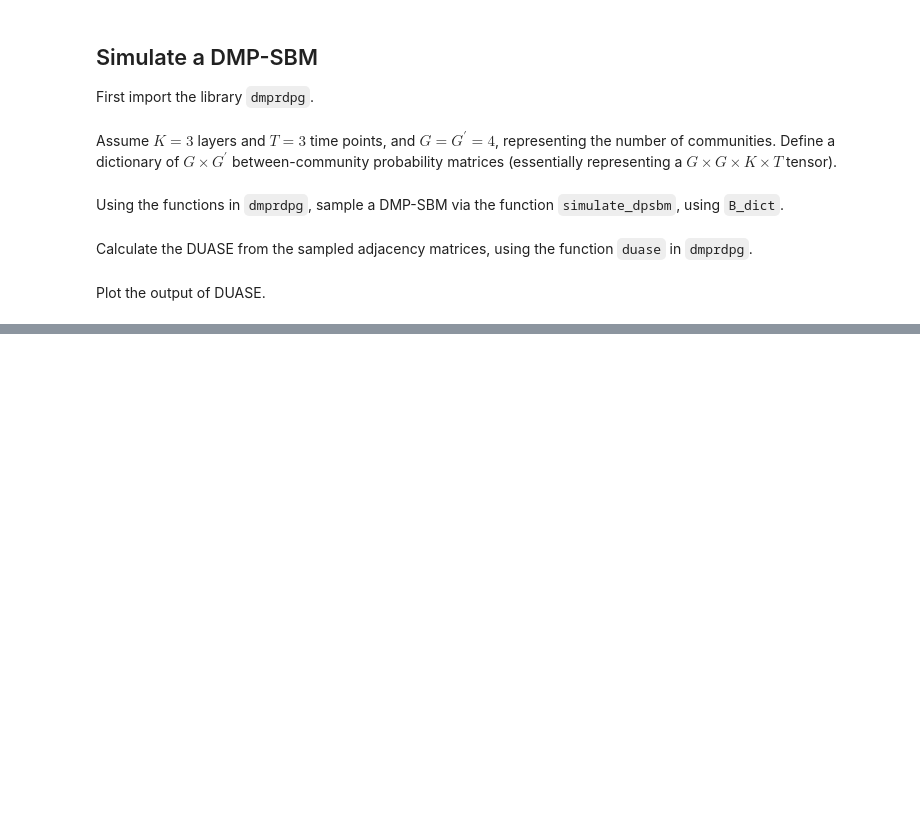
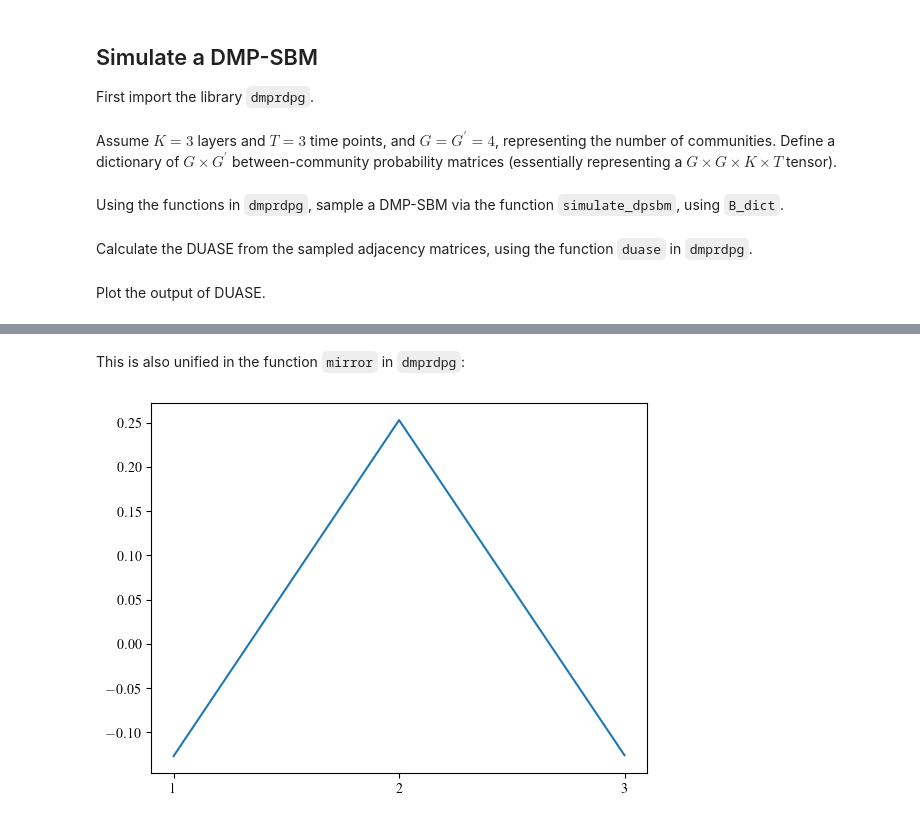
Before and after one commit to mjbaum/dmprdpg, a Jupyter notebook: notebooks/dmpsbm.ipynb, the cells around one changed output, grey strips where cells are left out. Cells and saved outputs as stored; diff of their text form; code cells hidden in the pictures; blank space fills up the shorter version.

```diff
--- a/notebooks/dmpsbm.ipynb
+++ b/notebooks/dmpsbm.ipynb
@@ -66,0 +74,9 @@ D = dmprdpg.cmds(distance_matrix(Y))
+# %% [markdown]
+This is also unified in the function `mirror` in `dmprdpg`:
+# %%
+V = dmprdpg.mirror(Y, n_neighbors=2, n_components_cmds=2, n_components_isomap=1)
+plt.plot(np.arange(3)+1, V)
+plt.xticks(np.arange(3)+1)
+plt.show()
+# %% [output]
+[figure, added]
```
Also changed, not shown: parts of 7 cells of this notebook, 2 other files.
